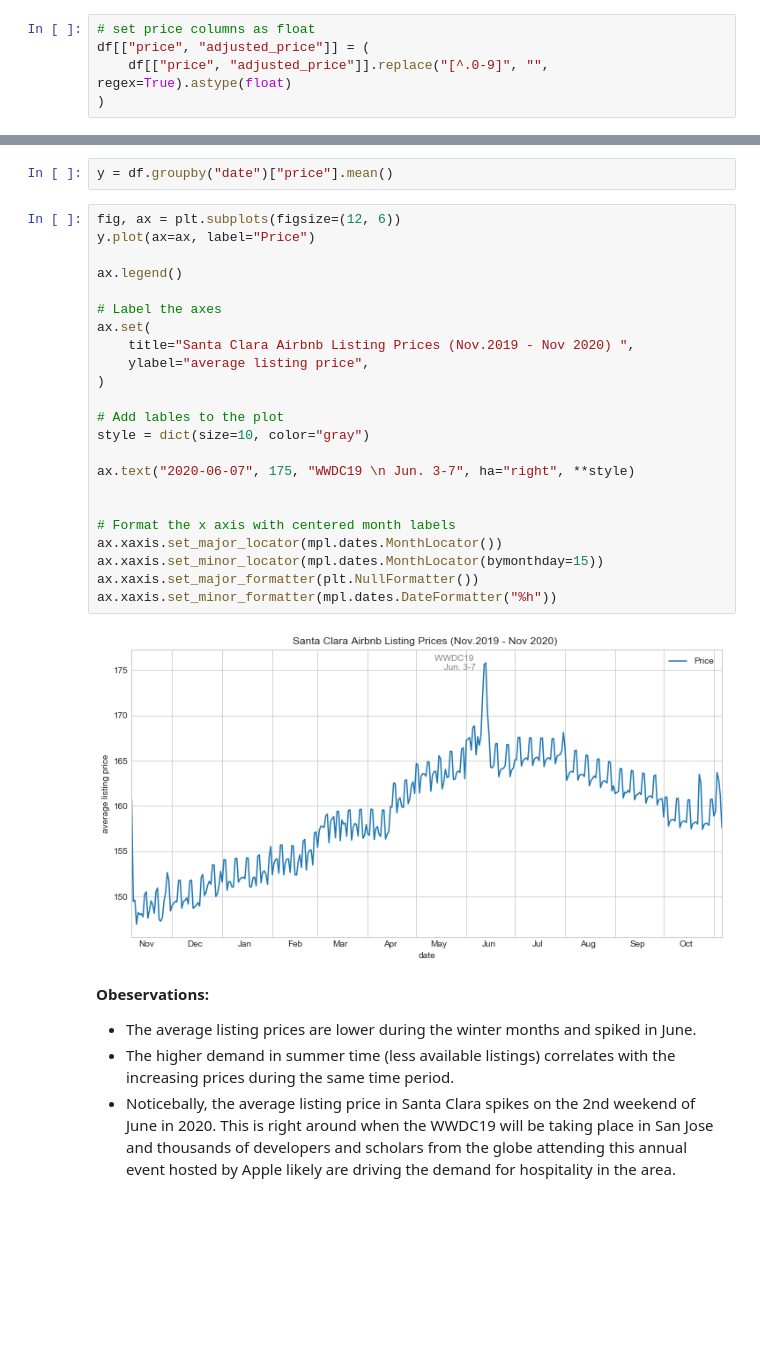
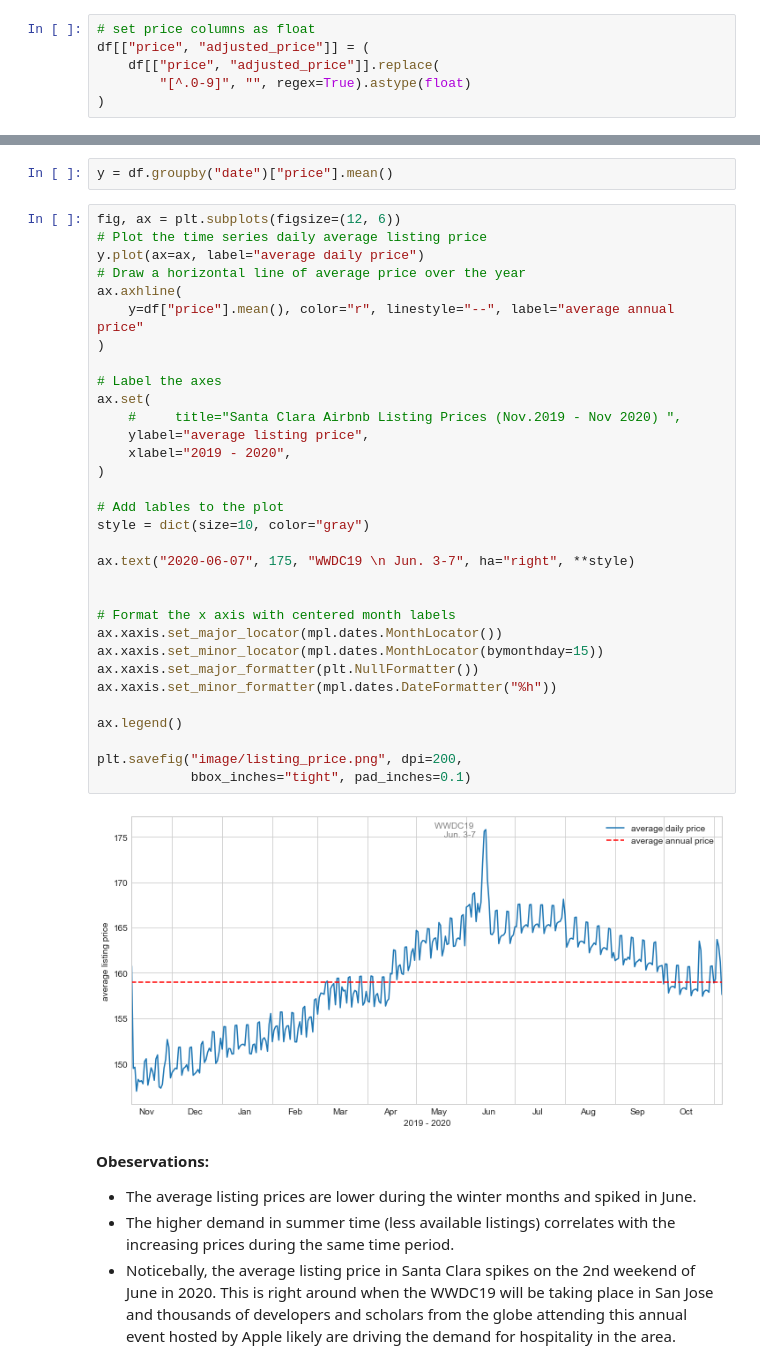
Before and after one commit to caroger/airbnb, a Jupyter notebook: calendar.ipynb, the cells around one changed output, grey strips where cells are left out. Cells and saved outputs as stored; diff of their text form; blank space fills up the shorter version.

```diff
--- a/calendar.ipynb
+++ b/calendar.ipynb
@@ -63,7 +63,8 @@ df["date"] = pd.to_datetime(df["date"])
 # %%
 # set price columns as float
 df[["price", "adjusted_price"]] = (
-    df[["price", "adjusted_price"]].replace("[^.0-9]", "", regex=True).astype(float)
+    df[["price", "adjusted_price"]].replace(
+        "[^.0-9]", "", regex=True).astype(float)
 )
 # %%
 # set available column as boolean
@@ -109,29 +115,38 @@ Next, we will look at average listing price during the same period.
 y = df.groupby("date")["price"].mean()
 # %%
 fig, ax = plt.subplots(figsize=(12, 6))
-y.plot(ax=ax, label="Price")
-
-ax.legend()
+# Plot the time series daily average listing price
+y.plot(ax=ax, label="average daily price")
+# Draw a horizontal line of average price over the year
+ax.axhline(
+    y=df["price"].mean(), color="r", linestyle="--", label="average annual price"
+)
 
 # Label the axes
 ax.set(
-    title="Santa Clara Airbnb Listing Prices (Nov.2019 - Nov 2020) ",
+    #     title="Santa Clara Airbnb Listing Prices (Nov.2019 - Nov 2020) ",
     ylabel="average listing price",
+    xlabel="2019 - 2020",
 )
 
 # Add lables to the plot
 style = dict(size=10, color="gray")
 
 ax.text("2020-06-07", 175, "WWDC19 \n Jun. 3-7", ha="right", **style)
 
 
 # Format the x axis with centered month labels
 ax.xaxis.set_major_locator(mpl.dates.MonthLocator())
 ax.xaxis.set_minor_locator(mpl.dates.MonthLocator(bymonthday=15))
 ax.xaxis.set_major_formatter(plt.NullFormatter())
 ax.xaxis.set_minor_formatter(mpl.dates.DateFormatter("%h"))
+
+ax.legend()
+
+plt.savefig("image/listing_price.png", dpi=200,
+            bbox_inches="tight", pad_inches=0.1)
 # %% [output]
-[figure, old version]
+[figure, new version]
 # %% [markdown]
 __Obeservations:__
 - The average listing prices are lower during the winter months and spiked in June.
```
Also changed, not shown: parts of 5 cells of this notebook, 4 other files.
